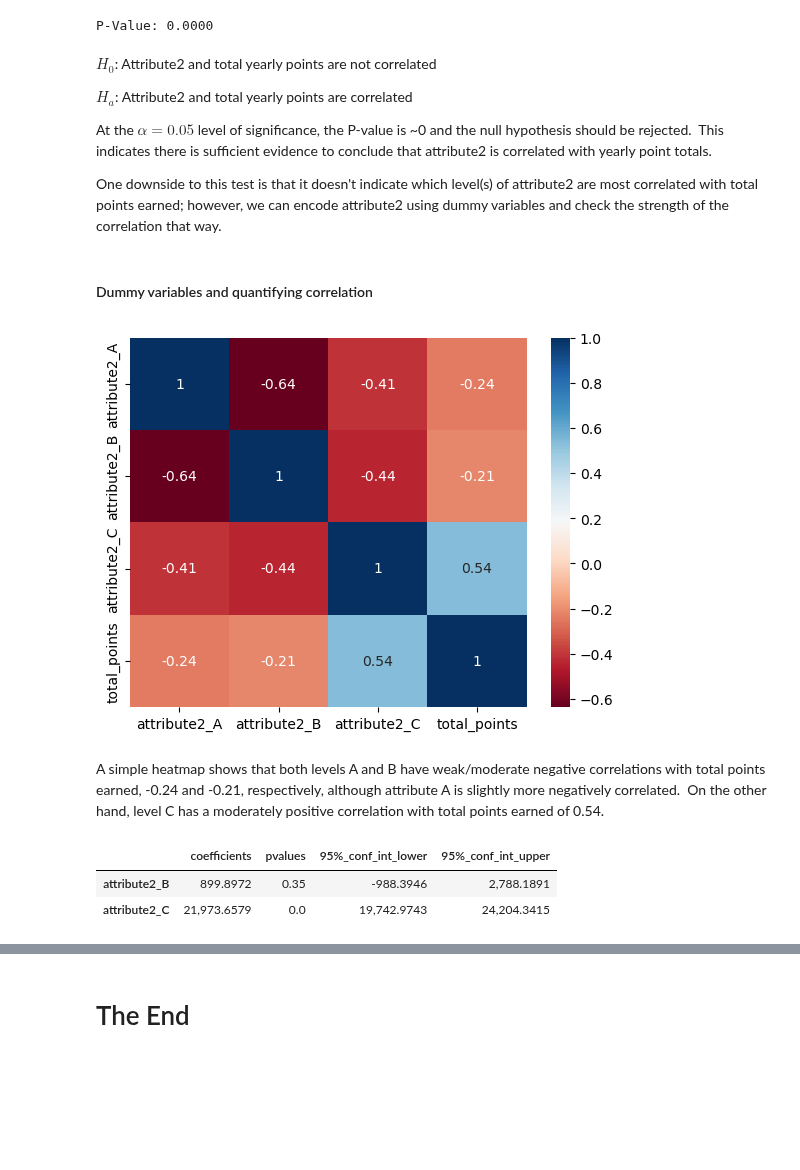
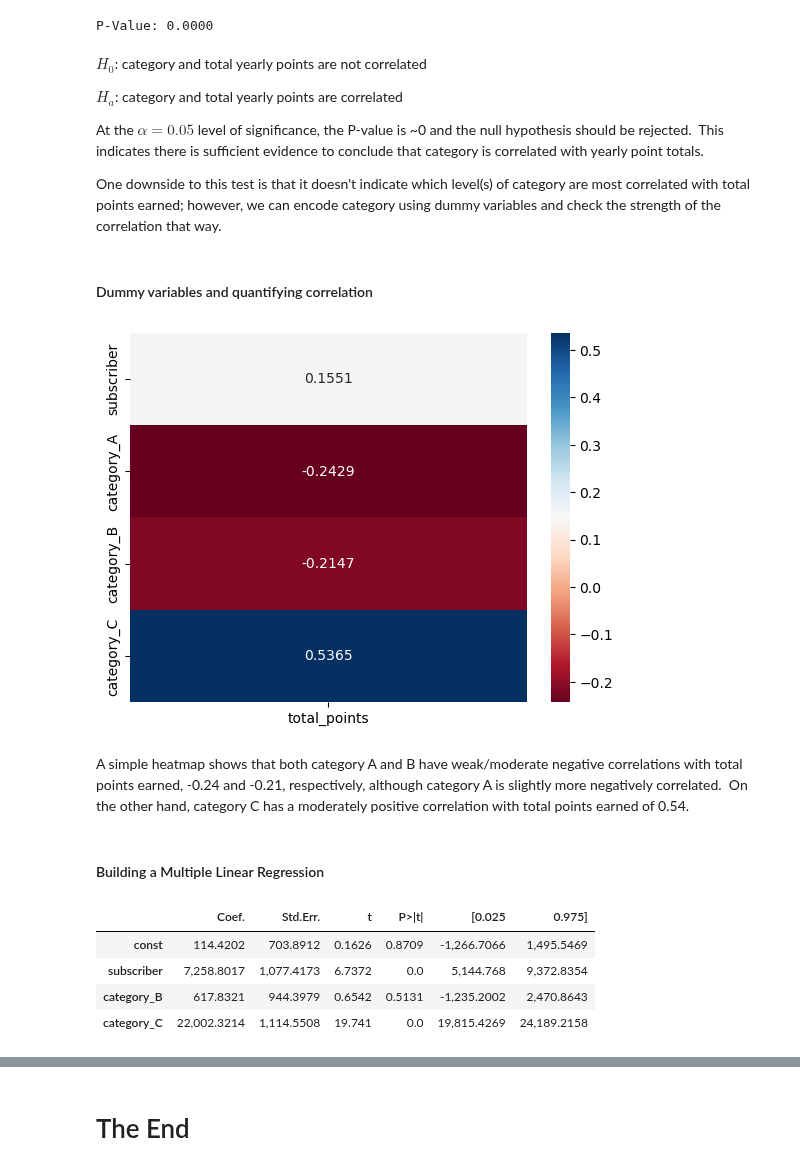
Before and after one commit to papir805/bot_battles_player_analysis, a Jupyter notebook: part2_eda_and_checking_for_correlation.ipynb, the cells around one changed output, grey strips where cells are left out. Saved outputs shown, nothing was run; the diff lists cells and outputs as text; code cells hidden in the pictures; blank space fills up the shorter version.

```diff
--- a/part2_eda_and_checking_for_correlation.ipynb
+++ b/part2_eda_and_checking_for_correlation.ipynb
@@ -847,23 +975,28 @@ print(f'P-Value: {anova_results.pvalue:.4f}')
 # %% [output]
 P-Value: 0.0000
 # %% [markdown]
-$H_0$: Attribute2 and total yearly points are not correlated
+$H_0$: category and total yearly points are not correlated
 
-$H_a$: Attribute2 and total yearly points are correlated
+$H_a$: category and total yearly points are correlated
 
-At the $\alpha=0.05$ level of significance, the P-value is ~0 and the null hypothesis should be rejected.  This indicates there is sufficient evidence to conclude that attribute2 is correlated with yearly point totals.
+At the $\alpha=0.05$ level of significance, the P-value is ~0 and the null hypothesis should be rejected.  This indicates there is sufficient evidence to conclude that category is correlated with yearly point totals.
 
-One downside to this test is that it doesn't indicate which level(s) of attribute2 are most correlated with total points earned; however, we can encode attribute2 using dummy variables and check the strength of the correlation that way.
+One downside to this test is that it doesn't indicate which level(s) of category are most correlated with total points earned; however, we can encode category using dummy variables and check the strength of the correlation that way.
 # %% [markdown]
 #### Dummy variables and quantifying correlation
 # %%
-dummy_df = pd.get_dummies(users_attributes_and_tot_points, columns=['attribute2'], dtype=float)
+dummy_df = pd.get_dummies(users_attributes_and_tot_points, columns=['category'], dtype=float)
 # %%
-correlations = dummy_df[['attribute2_A', 'attribute2_B', 'attribute2_C', 'total_points']].corr()
+correlations = dummy_df[['subscriber', 'category_A', 'category_B', 'category_C', 'total_points']].corr()
 
-sns.heatmap(correlations, annot=True, cmap='RdBu');
+x=correlations[['total_points']][0:4]
+
+
+sns.heatmap(x, annot=True, cmap='RdBu', fmt='.4g');
 # %% [output]
-[figure, old version]
+[figure, new version]
 # %% [markdown]
-A simple heatmap shows that both levels A and B have weak/moderate negative correlations with total points earned, -0.24 and -0.21, respectively, although attribute A is slightly more negatively correlated.  On the other hand, level C has a moderately positive correlation with total points earned of 0.54.
+A simple heatmap shows that both category A and B have weak/moderate negative correlations with total points earned, -0.24 and -0.21, respectively, although category A is slightly more negatively correlated.  On the other hand, category C has a moderately positive correlation with total points earned of 0.54.
+# %% [markdown]
+#### Building a Multiple Linear Regression
 # %%
@@ -875,21 +1008,10 @@ linear_model_attribute2 = sm.OLS(y, X).fit()
 # %%
-attribute2_summary_results = linear_model_attribute2.conf_int()
-
-attribute2_summary_results.rename(mapper={0:'95%_conf_int_lower',
-                                          1:'95%_conf_int_upper'},
-                                  axis=1, inplace=True)
-
-attribute2_summary_results['pvalues'] = linear_model_attribute2.pvalues
-attribute2_summary_results['coefficients'] = linear_model_attribute2.params
-
-attribute2_summary_results = attribute2_summary_results[['coefficients',
-                                                         'pvalues',
-                                                         '95%_conf_int_lower',
-                                                         '95%_conf_int_upper']]
-
-round(attribute2_summary_results.loc[['attribute2_B', 'attribute2_C']], 4)
+tbl = linear_model_all.summary2().tables[1]
+round(tbl, 4)
 # %% [output]
-|  | coefficients | pvalues | 95%_conf_int_lower | 95%_conf_int_upper |
-| attribute2_B | 899.8972 | 0.35 | -988.3946 | 2,788.1891 |
-| attribute2_C | 21,973.6579 | 0.0 | 19,742.9743 | 24,204.3415 |
+|  | Coef. | Std.Err. | t | P>|t| | [0.025 | 0.975] |
+| const | 114.4202 | 703.8912 | 0.1626 | 0.8709 | -1,266.7066 | 1,495.5469 |
+| subscriber | 7,258.8017 | 1,077.4173 | 6.7372 | 0.0 | 5,144.768 | 9,372.8354 |
+| category_B | 617.8321 | 944.3979 | 0.6542 | 0.5131 | -1,235.2002 | 2,470.8643 |
+| category_C | 22,002.3214 | 1,114.5508 | 19.741 | 0.0 | 19,815.4269 | 24,189.2158 |
 # %% [markdown]
```
Also changed, not shown: parts of 31 cells of this notebook, 1 other file.
